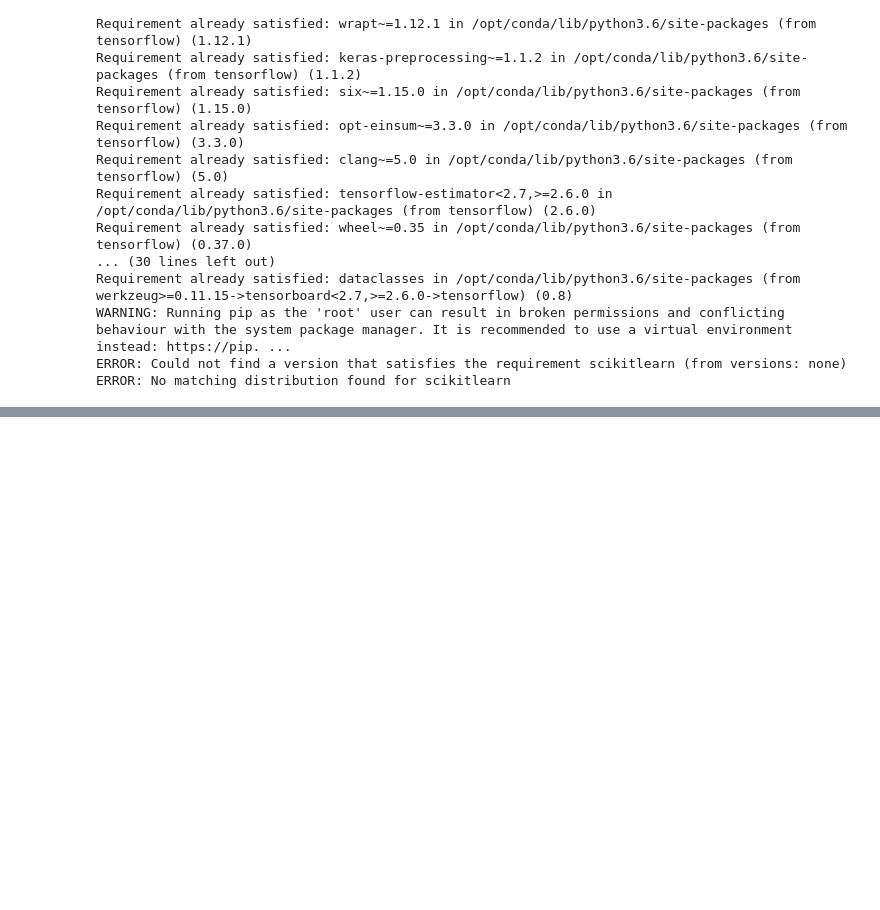
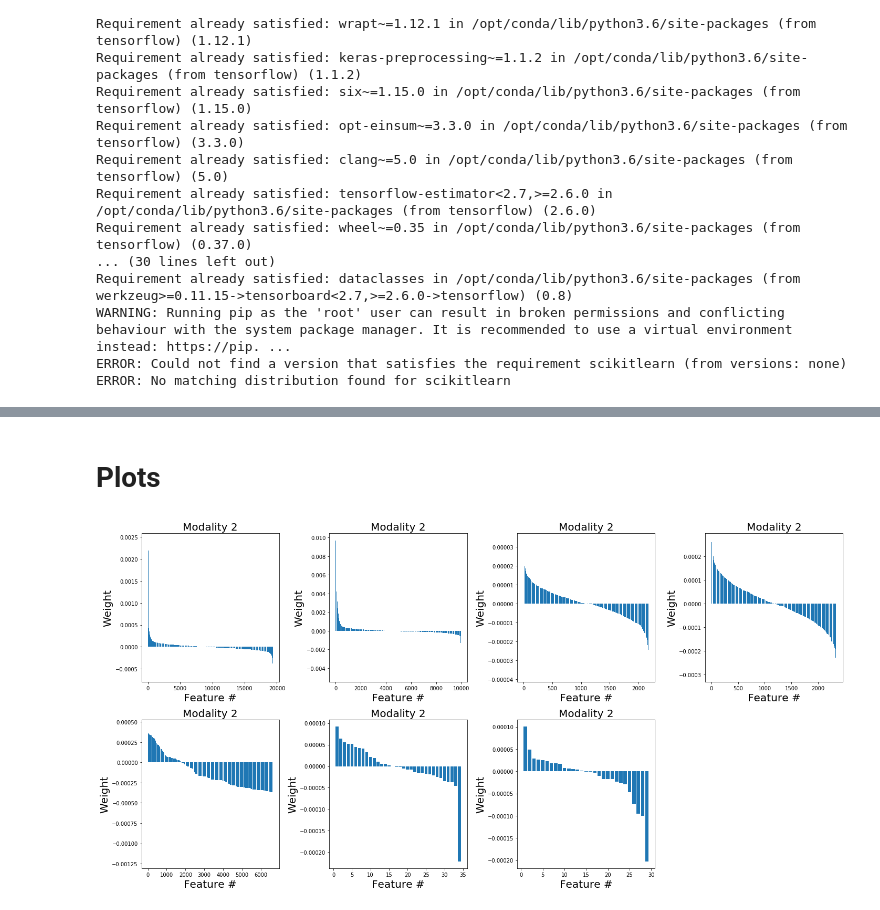
Before and after one commit to DEMON-NEUROHACK/Challenge-3-London-Team-C, a Jupyter notebook: code/multimodal_classifier.ipynb, the cells around one changed output, grey strips where cells are left out. Drawn from its saved outputs; the diff is of its cells as text; code cells hidden in the pictures; blank space fills up the shorter version.

Commit message:
update classifier, add plots

```diff
--- a/code/multimodal_classifier.ipynb
+++ b/code/multimodal_classifier.ipynb
@@ -1 +15,16 @@
+# %%
+# analysis parameters
+survival_th = 2 #threshold betw. low and high survival
+# PATHS and files
+input_path = 'model_input_genes'
+output_path = 'model_output_genes'
+
+ignore_files = ['README.md'] # files that are not feature input data
+label_file = 'pheno_data.tsv' # name of the label file
+
+# model_parameters
+L1_REGULARIZATION = 0.5 #l1 regularization parameter
+EPOCHS = 100    #number of training epochs
+VALIDATION_SPLIT = 0.1    #fraction of data held out for validation
+BATCH_SIZE = 1    # size of training batches
 # %%
@@ -81,15 +76,0 @@ from sklearn.preprocessing import StandardScaler
-# %%
-# analysis parameters
-survival_th = 2 #threshold betw. low and high survival
-# PATHS and files
-input_path = 'model_input'
-output_path = 'model_output'
-
-ignore_files = ['README.md'] # files that are not feature input data
-label_file = 'pheno_data.tsv' # name of the label file
-
-# model_parameters
-L1_REGULARIZATION = 0.5 #l1 regularization parameter
-EPOCHS = 100    #number of training epochs
-VALIDATION_SPLIT = 0.1    #fraction of data held out for validation
-BATCH_SIZE = 1    # size of training batches
@@ -266,0 +254,18 @@ INFO:tensorflow:Assets written to: model_output/model/assets
+# %% [markdown]
+# Plots
+# %%
+#feature weights
+nrows = 2
+ncols = np.ceil(len(modalities)/2.0)
+plt.figure(figsize =(5*ncols,5*nrows))
+for i,md in enumerate(output_dfs.keys()):
+    ws = output_dfs[md].Score
+    x = range(1,len(ws)+1)
+    ax = plt.subplot(nrows,ncols,i+1)
+    ax.bar(range(1,len(ws)+1),ws)
+    ax.set_title(f'Modality {1+1}',fontsize=20)
+    ax.set_xlabel('Feature #',fontsize=20)
+    ax.set_ylabel('Weight',fontsize=20)
+plt.tight_layout()
+# %% [output]
+[figure, added]
```
Also changed, not shown: parts of 29 cells of this notebook, 2 other files.
